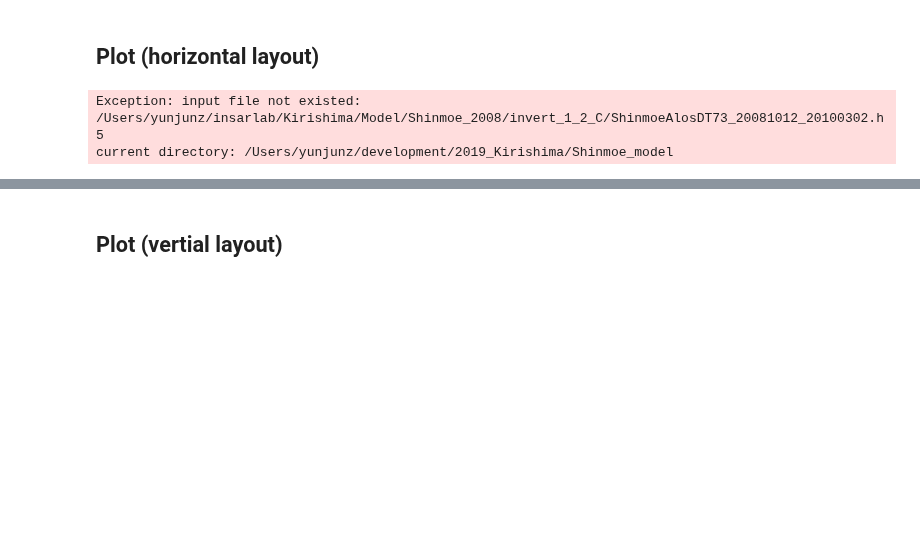
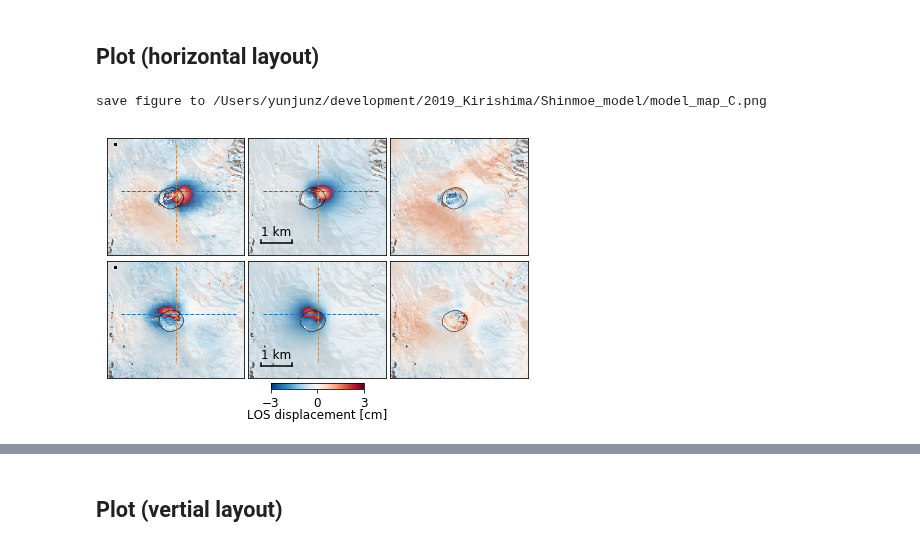
Before and after one commit to geodesymiami/2021-Kirishima, a Jupyter notebook: Fig_3_Shinmoe_model.ipynb, the cells around one changed output, grey strips where cells are left out. Drawn from its saved outputs; the diff is of its cells as text; code cells hidden in the pictures; blank space fills up the shorter version.

```diff
--- a/Fig_3_Shinmoe_model.ipynb
+++ b/Fig_3_Shinmoe_model.ipynb
@@ -21,7 +21,7 @@ inv_dir = os.path.expanduser('~/insarlab/Kirishima/Model/Shinmoe_2008/invert_1_2
 model_name = inv_dir[-1]
 
 # profile/transection position
-profile_hz = [[31.9139, 130.8650],  # [[94,  60],
+profile_hz = [[31.9139, 130.8660],  # [[94,  60],  130.865
               [31.9139, 130.9050]]  #  [94,  170]]
 profile_up = [[31.9300, 130.8847],  # [[50,  125],
               [31.8970, 130.8847]]  #  [140, 125]]
@@ -86,7 +70,7 @@ for inv_file in inv_files:
         cmd_list.append(cmd)
 
 # plot
-fig, axs = plt.subplots(nrows=2, ncols=3, figsize=[6, 4], sharex=True, sharey=True)
+fig, axs = plt.subplots(nrows=2, ncols=3, figsize=[6.5, 4], sharex=True, sharey=True)
 axs = axs.flatten()
 
 dmin, dmax = -5, 5
@@ -94,41 +78,44 @@ for i in range(len(data_list)):
     ax = axs[i]
     # prepare view.py command line
     cmd = cmd_list[i]+' -u cm -v {} {} '.format(dmin, dmax)
-    cmd += ' --noverbose --notitle --nocbar --notick --ref-size 2 --scalebar-pad 0.08 --fontsize 12 '
-    cmd += ' --wrap --wrap-range -3 3 -c jet '
+    cmd += ' --noverbose --notitle --nocbar --notick --ref-size 2 --fontsize 12 '
+    cmd += ' --wrap --wrap-range -3 3 -c RdBu_r '
+    cmd += ' --sub-lat 31.892 31.932 --sub-lon 130.861 130.908 '
+    cmd += ' --scalebar 0.3 0.2 0.1 --scalebar-pad 0.1 '
     #cmd += ' --dem {} --dem-noshade --contour-step 100 --contour-smooth 0.0 --alpha 0.8 '.format(dem_file)
-    #cmd += ' --dem {} --dem-nocontour '.format(dem_file)
+    cmd += ' --dem {} --dem-nocontour --shade-az 45 '.format(dem_file)
     if i in [0,2,3,5]:
         cmd += ' --noscalebar '
     if i in [1,2,4,5]:
         cmd += ' --noreference '
     # call view.py
     d_v, atr, inps = view.prep_slice(cmd)
+    #inps.colormap = cmap
     ax, inps, im, cbar = view.plot_slice(ax, d_v, atr, inps)
     # plot profile location on data/model subplots only
     if i in [0,1,3,4]:
         [[y0,x0], [y1,x1]] = profile_hz
         ax.plot([x0,x1], [y0,y1], '--', lw=1, c=pp.mplColors[0])
         [[y0,x0], [y1,x1]] = profile_up
         ax.plot([x0,x1], [y0,y1], '--', lw=1, c=pp.mplColors[1])
     # plot the ring of the crater
     ax.plot(crater_lons, crater_lats, 'k-', lw=0.5)
-fig.subplots_adjust(wspace=0.05, hspace=0.05, left=0.05, right=0.95, top=0.95, bottom=0.05)
+fig.subplots_adjust(wspace=0.03, hspace=-0.1, left=0.05, right=0.95, top=0.95, bottom=0.05)
 
 # colorbar
-cax = fig.add_axes([0.4, 0.01, 0.2, 0.02])
+cax = fig.add_axes([0.4, 0.045, 0.2, 0.02])
 cbar = plt.colorbar(im, cax=cax, orientation='horizontal', ticks=[-3, 0, 3])
 cbar.ax.tick_params(labelsize=font_size)
 cbar.set_label('LOS displacement [cm]', fontsize=font_size, labelpad=-1)
 
 # output
 out_file = os.path.abspath('model_map_{}.png'.format(model_name))
 plt.savefig(out_file, bbox_inches='tight', transparent=True, dpi=fig_dpi)
 print('save figure to', out_file)
 plt.show()
 # %% [output]
-Exception: input file not existed: /Users/yunjunz/insarlab/Kirishima/Model/Shinmoe_2008/invert_1_2_C/ShinmoeAlosDT73_20081012_20100302.h5
-current directory: /Users/yunjunz/development/2019_Kirishima/Shinmoe_model
+save figure to /Users/yunjunz/development/2019_Kirishima/Shinmoe_model/model_map_C.png
+[figure, added]
 # %%
 ## Figure 3 - Inversion result
 ds_names = ['data', 'model']
```
Also changed, not shown: parts of 2 cells of this notebook, 2 other files.
